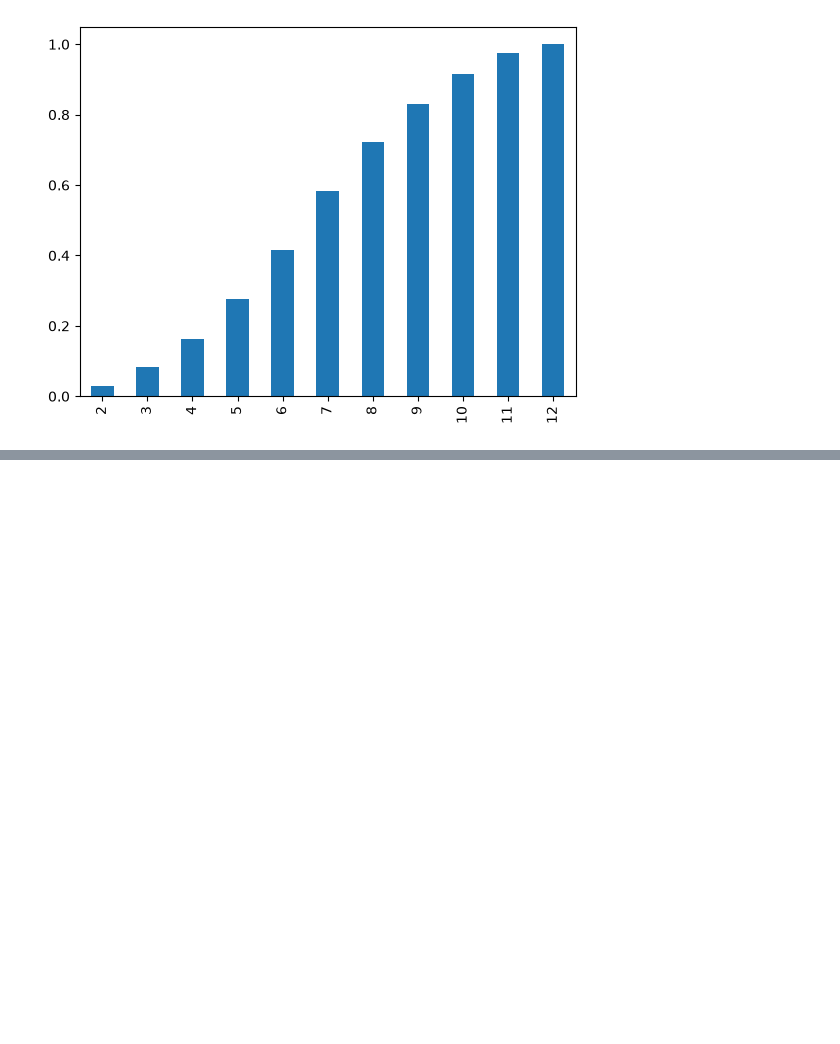
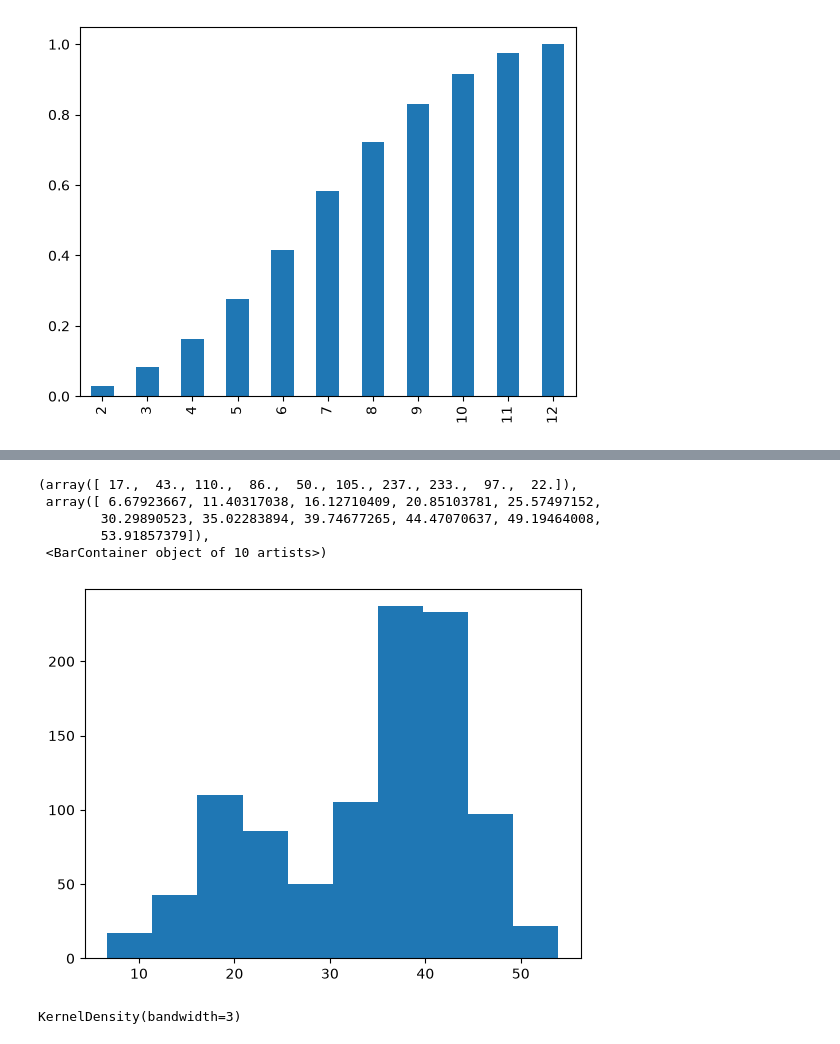
Before and after one commit to wahabali786110/statistics-for-machine-learning, a Jupyter notebook: Practicing_Statistics_Probability.ipynb, the cells around one changed output, grey strips where cells are left out. Drawn from its saved outputs; the diff is of its cells as text; code cells hidden in the pictures; blank space fills up the shorter version.

```diff
--- a/Practicing_Statistics_Probability.ipynb
+++ b/Practicing_Statistics_Probability.ipynb
@@ -58,0 +102,23 @@ np.cumsum(probablities_two_dice).plot(kind='bar')
+# %%
+sample1=normal(loc=40,scale=5,size=700)
+sample2=normal(loc=20,scale=5,size=300)
+sample=np.hstack((sample1,sample2))
+# %%
+plt.hist(sample)
+# %% [output]
+(array([ 17.,  43., 110.,  86.,  50., 105., 237., 233.,  97.,  22.]),
+ array([ 6.67923667, 11.40317038, 16.12710409, 20.85103781, 25.57497152,
+        30.29890523, 35.02283894, 39.74677265, 44.47070637, 49.19464008,
+        53.91857379]),
+ <BarContainer object of 10 artists>)
+[figure, added]
+# %%
+from sklearn.neighbors import KernelDensity
+
+model=KernelDensity(bandwidth=3,kernel='gaussian')
+
+sample=sample.reshape(-1,1)
+
+model.fit(sample)
+# %% [output]
+KernelDensity(bandwidth=3)
```
Also changed, not shown: parts of 41 cells of this notebook.
